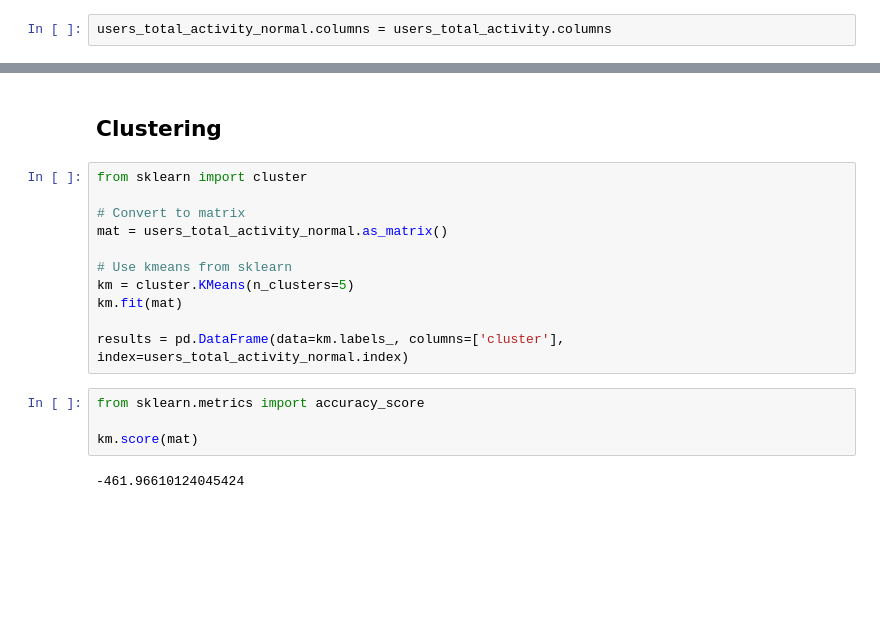
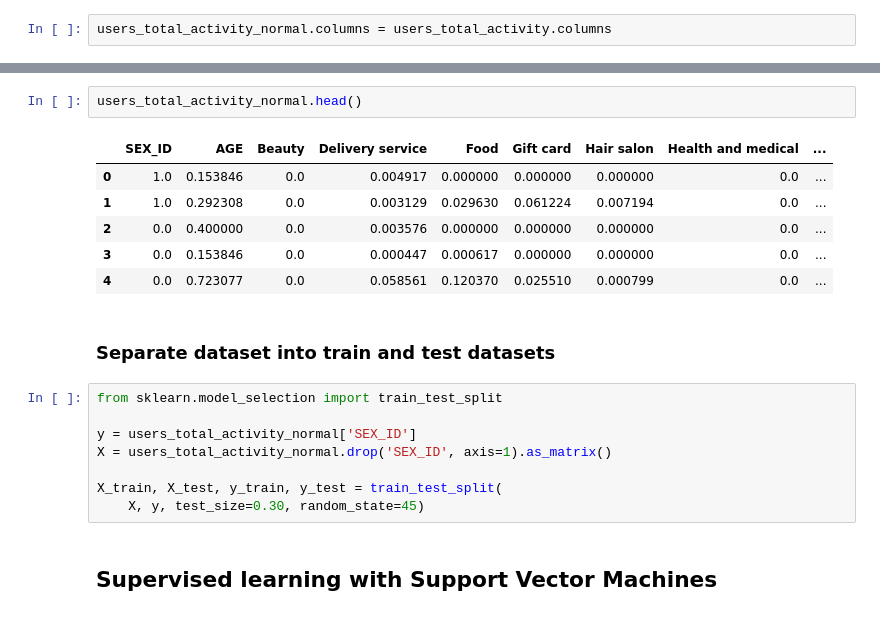
Before and after one commit to nachogoca/exploratory_ponpare, a Jupyter notebook: Ponpare Coupons.ipynb, the cells around one changed output, grey strips where cells are left out. Cells and saved outputs as stored; diff of their text form; blank space fills up the shorter version.

```diff
--- a/Ponpare Coupons.ipynb
+++ b/Ponpare Coupons.ipynb
@@ -361,22 +364,24 @@ users_total_activity_normal.describe()
 | 50% | 0.000000 | 0.400000 | 0.000000 | 0.003129 | 0.001852 | 0.005102 | 0.000000 | 0.000000 | ... |
 | 75% | 1.000000 | 0.553846 | 0.000000 | 0.012070 | 0.012963 | 0.020408 | 0.000000 | 0.000000 | ... |
 | max | 1.000000 | 1.000000 | 1.000000 | 1.000000 | 1.000000 | 1.000000 | 1.000000 | 1.000000 | ... |
-# %% [markdown]
-## Clustering
-# %%
-from sklearn import cluster
-
-# Convert to matrix
-mat = users_total_activity_normal.as_matrix()
-
-# Use kmeans from sklearn
-km = cluster.KMeans(n_clusters=5)
-km.fit(mat)
-
-results = pd.DataFrame(data=km.labels_, columns=['cluster'], index=users_total_activity_normal.index)
-# %%
-from sklearn.metrics import accuracy_score
-
-km.score(mat)
-# %% [output]
--461.96610124045424
+# %%
+users_total_activity_normal.head()
+# %% [output]
+|  | SEX_ID | AGE | Beauty | Delivery service | Food | Gift card | Hair salon | Health and medical | ... |
+| 0 | 1.0 | 0.153846 | 0.0 | 0.004917 | 0.000000 | 0.000000 | 0.000000 | 0.0 | ... |
+| 1 | 1.0 | 0.292308 | 0.0 | 0.003129 | 0.029630 | 0.061224 | 0.007194 | 0.0 | ... |
+| 2 | 0.0 | 0.400000 | 0.0 | 0.003576 | 0.000000 | 0.000000 | 0.000000 | 0.0 | ... |
+| 3 | 0.0 | 0.153846 | 0.0 | 0.000447 | 0.000617 | 0.000000 | 0.000000 | 0.0 | ... |
+| 4 | 0.0 | 0.723077 | 0.0 | 0.058561 | 0.120370 | 0.025510 | 0.000799 | 0.0 | ... |
+# %% [markdown]
+### Separate dataset into train and test datasets
+# %%
+from sklearn.model_selection import train_test_split
+
+y = users_total_activity_normal['SEX_ID']
+X = users_total_activity_normal.drop('SEX_ID', axis=1).as_matrix()
+
+X_train, X_test, y_train, y_test = train_test_split(
+    X, y, test_size=0.30, random_state=45)
+# %% [markdown]
+## Supervised learning with Support Vector Machines
```
Also changed, not shown: parts of 7 cells of this notebook.
